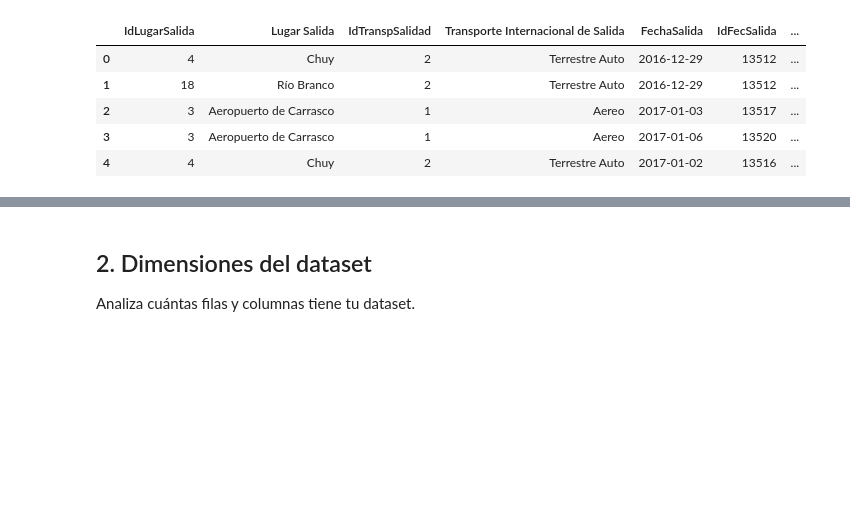
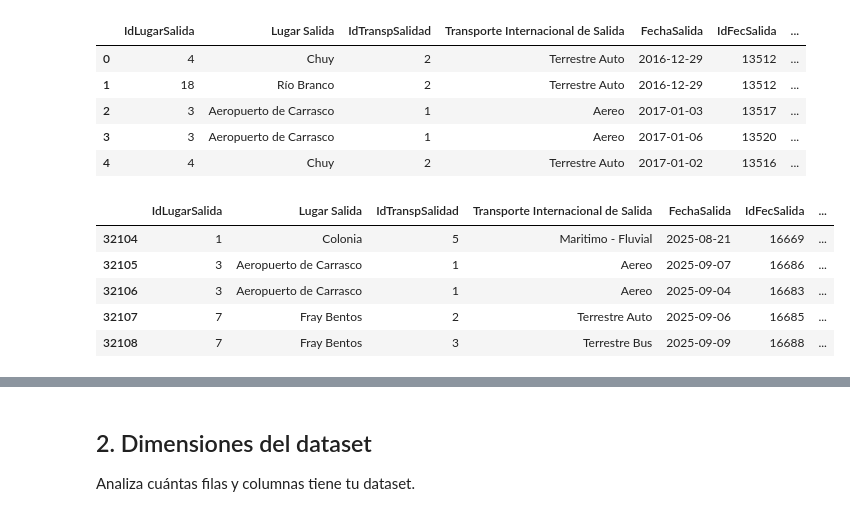
Before and after one commit to ignacionachorodriguez/entrega1-turismo, a Jupyter notebook: entrega1.ipynb, the cells around one changed output, grey strips where cells are left out. Saved outputs shown, nothing was run; the diff lists cells and outputs as text; code cells hidden in the pictures; blank space fills up the shorter version.

```diff
--- a/entrega1.ipynb
+++ b/entrega1.ipynb
@@ -70,4 +70,13 @@ df_emisivo.head() # Mostramos las primeras 5 filas del DataFrame
 | 2 | 3 | Aeropuerto de Carrasco | 1 | Aereo | 2017-01-03 | 13517 | ... |
 | 3 | 3 | Aeropuerto de Carrasco | 1 | Aereo | 2017-01-06 | 13520 | ... |
 | 4 | 4 | Chuy | 2 | Terrestre Auto | 2017-01-02 | 13516 | ... |
+# %%
+df_emisivo.tail() # Mostramos las últimas 5 filas del DataFrame
+# %% [output]
+|  | IdLugarSalida | Lugar Salida | IdTranspSalidad | Transporte Internacional de Salida | FechaSalida | IdFecSalida | ... |
+| 32104 | 1 | Colonia | 5 | Maritimo - Fluvial | 2025-08-21 | 16669 | ... |
+| 32105 | 3 | Aeropuerto de Carrasco | 1 | Aereo | 2025-09-07 | 16686 | ... |
+| 32106 | 3 | Aeropuerto de Carrasco | 1 | Aereo | 2025-09-04 | 16683 | ... |
+| 32107 | 7 | Fray Bentos | 2 | Terrestre Auto | 2025-09-06 | 16685 | ... |
+| 32108 | 7 | Fray Bentos | 3 | Terrestre Bus | 2025-09-09 | 16688 | ... |
 # %%
```
Also changed, not shown: parts of 9 cells of this notebook.
